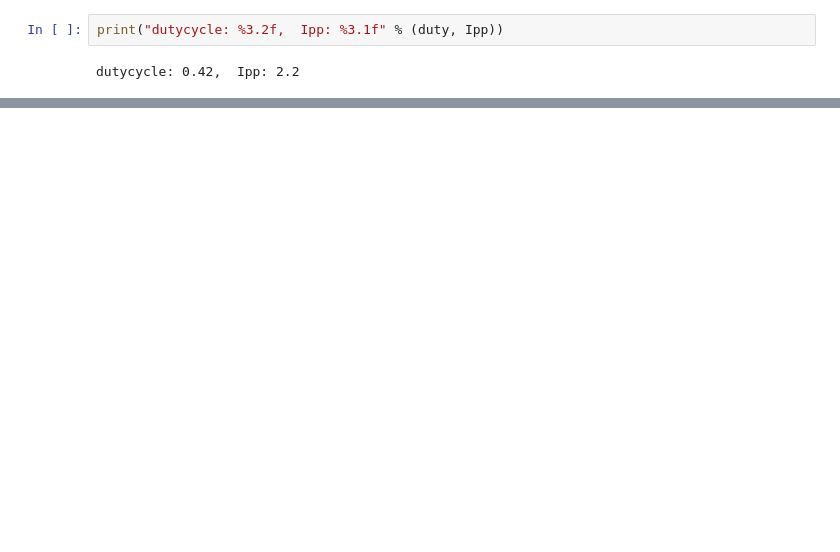
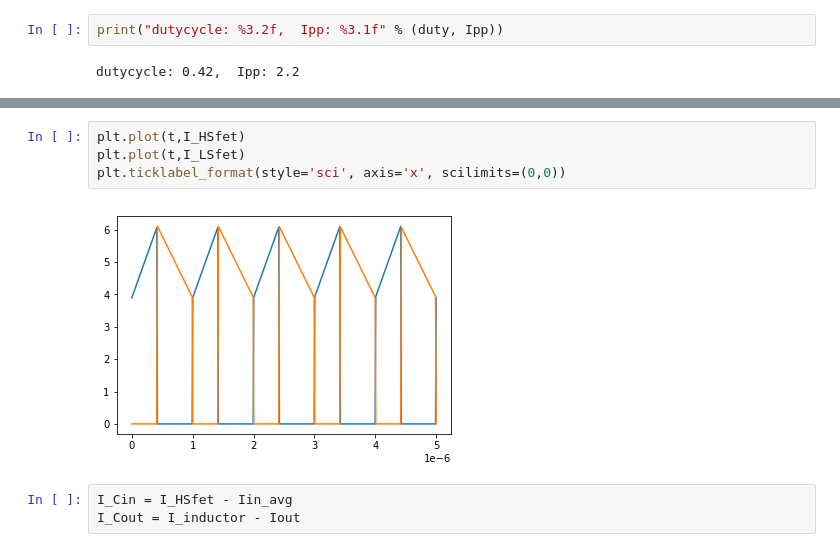
Before and after one commit to grkidwell/buckwaveforms, a Jupyter notebook: ccm_waveforms.ipynb, the cells around one changed output, grey strips where cells are left out. Drawn from its saved outputs; the diff is of its cells as text; blank space fills up the shorter version.

```diff
--- a/ccm_waveforms.ipynb
+++ b/ccm_waveforms.ipynb
@@ -30,0 +39,9 @@ max(t2), max(I_inductor)
+# %%
+plt.plot(t,I_HSfet)
+plt.plot(t,I_LSfet)
+plt.ticklabel_format(style='sci', axis='x', scilimits=(0,0))
+# %% [output]
+[figure, added]
+# %%
+I_Cin = I_HSfet - Iin_avg
+I_Cout = I_inductor - Iout
```
Also changed, not shown: parts of 8 cells of this notebook.
